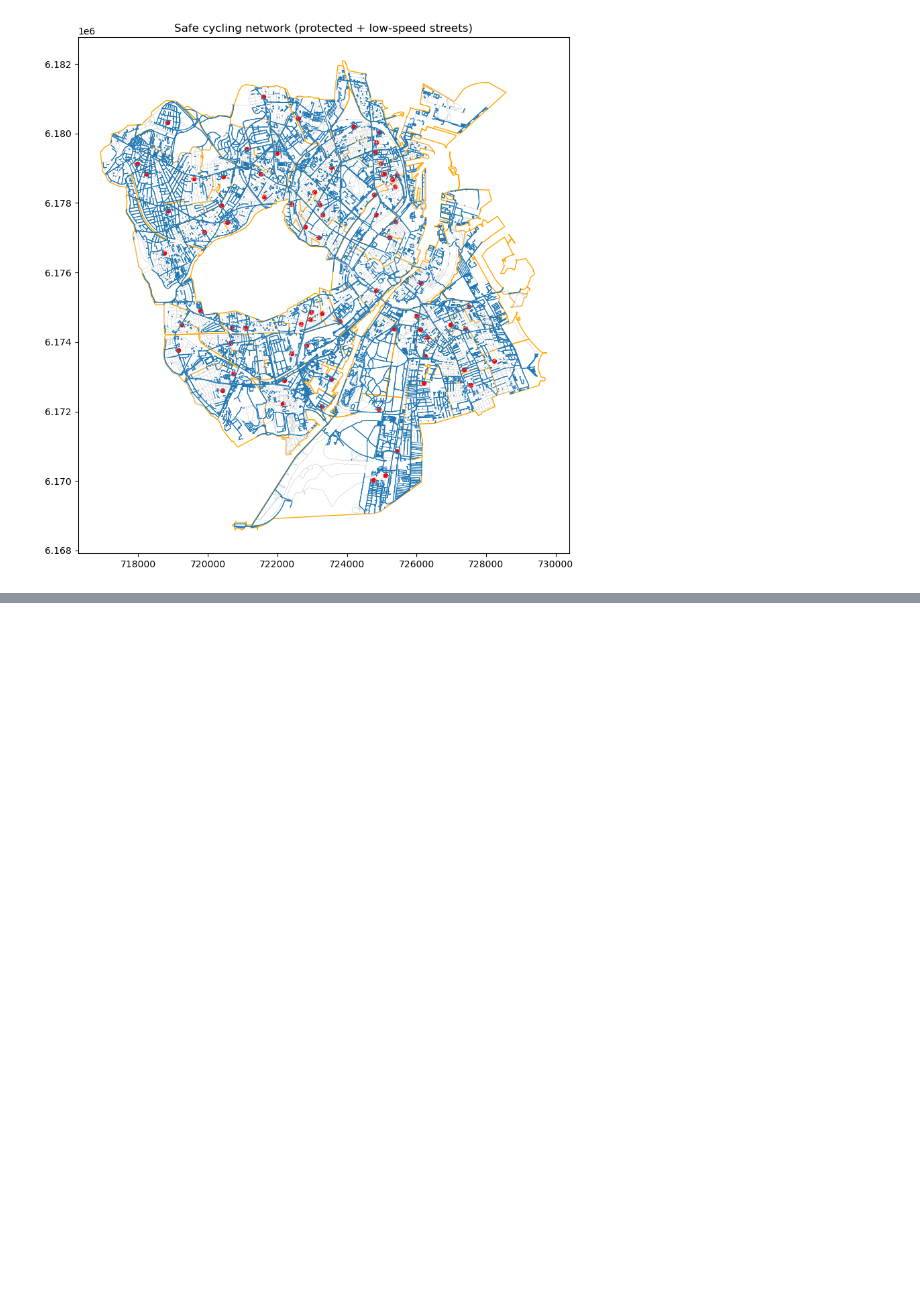
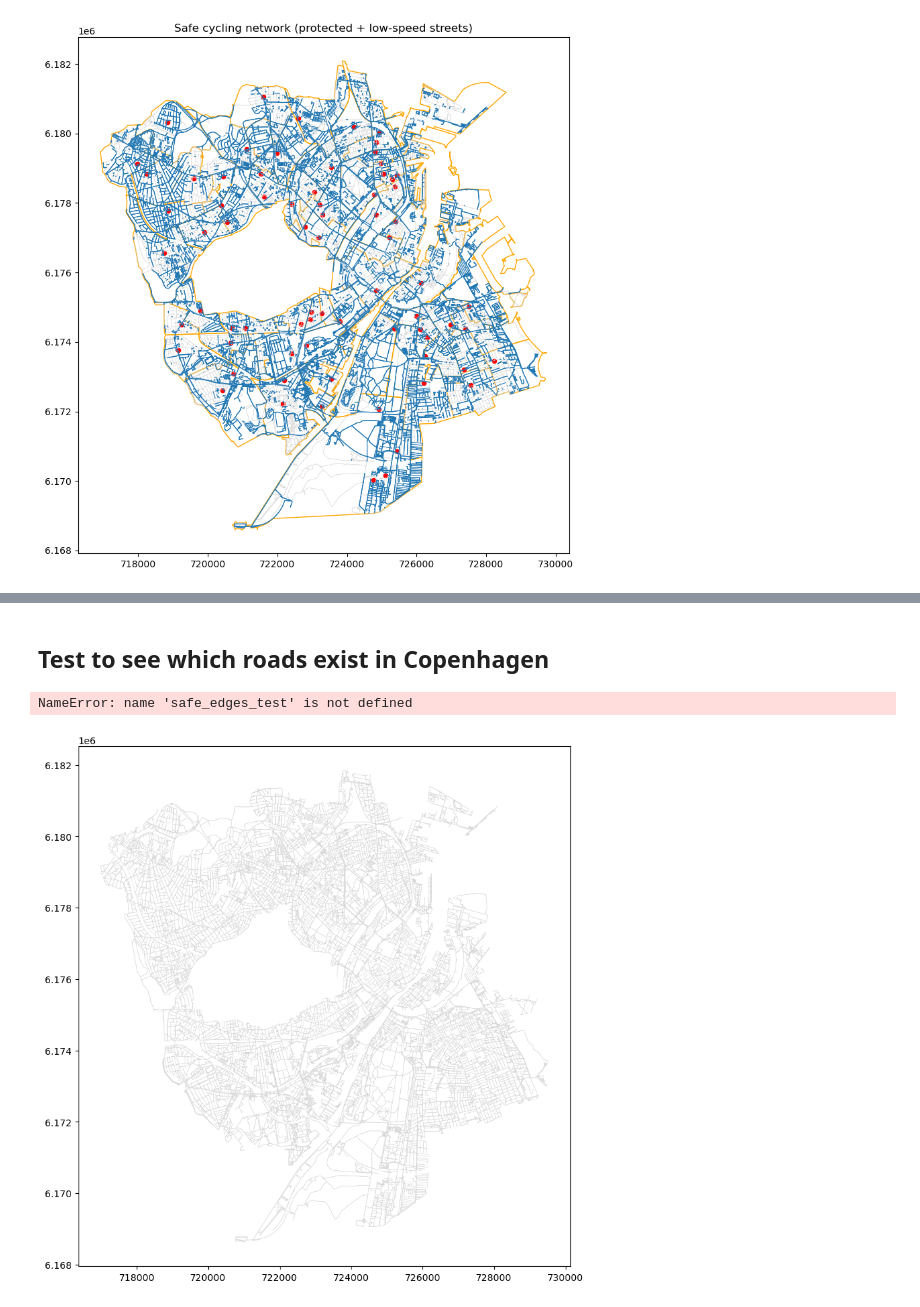
Before and after one commit to peterkriegel/safe-bike-paths-to-school-cph, a Jupyter notebook: notebooks/03_prepare_network.ipynb, the cells around one changed output, grey strips where cells are left out. Cells and saved outputs as stored; diff of their text form; code cells hidden in the pictures; blank space fills up the shorter version.

```diff
--- a/notebooks/03_prepare_network.ipynb
+++ b/notebooks/03_prepare_network.ipynb
@@ -433,0 +487,33 @@ plt.show()
+# %% [markdown]
+## Test to see which roads exist in Copenhagen
+# %%
+def test_highway_is_safe(row):
+    highway = row["highway"]
+    cycleway = row["cycleway"]
+
+    def has_value(x, value):
+        if isinstance(x, list):
+            return value in x
+        return x == value
+
+    return has_value(highway, "primary") and has_value(cycleway, "track")
+# %%
+edges["is_safe_test"] = edges.apply(test_highway_is_safe, axis=1)
+# %%
+fig, ax = plt.subplots(figsize=(10, 10))
+
+
+edges.plot(ax=ax, color="lightgrey", linewidth=0.3)
+
+# Test plot to see roads in Copenhagen
+safe_edges_test.plot(ax=ax, color="blue", linewidth=0.8, label="Test model")
+
+districts.plot(ax=ax, edgecolor="orange", facecolor="none")
+schools.plot(ax=ax, color="red", markersize=20)
+
+plt.title("Test safety model")
+plt.legend()
+plt.show()
+# %% [output]
+NameError: name 'safe_edges_test' is not defined
+[figure, added]
```
Also changed, not shown: parts of 12 cells of this notebook, 3 other files.
